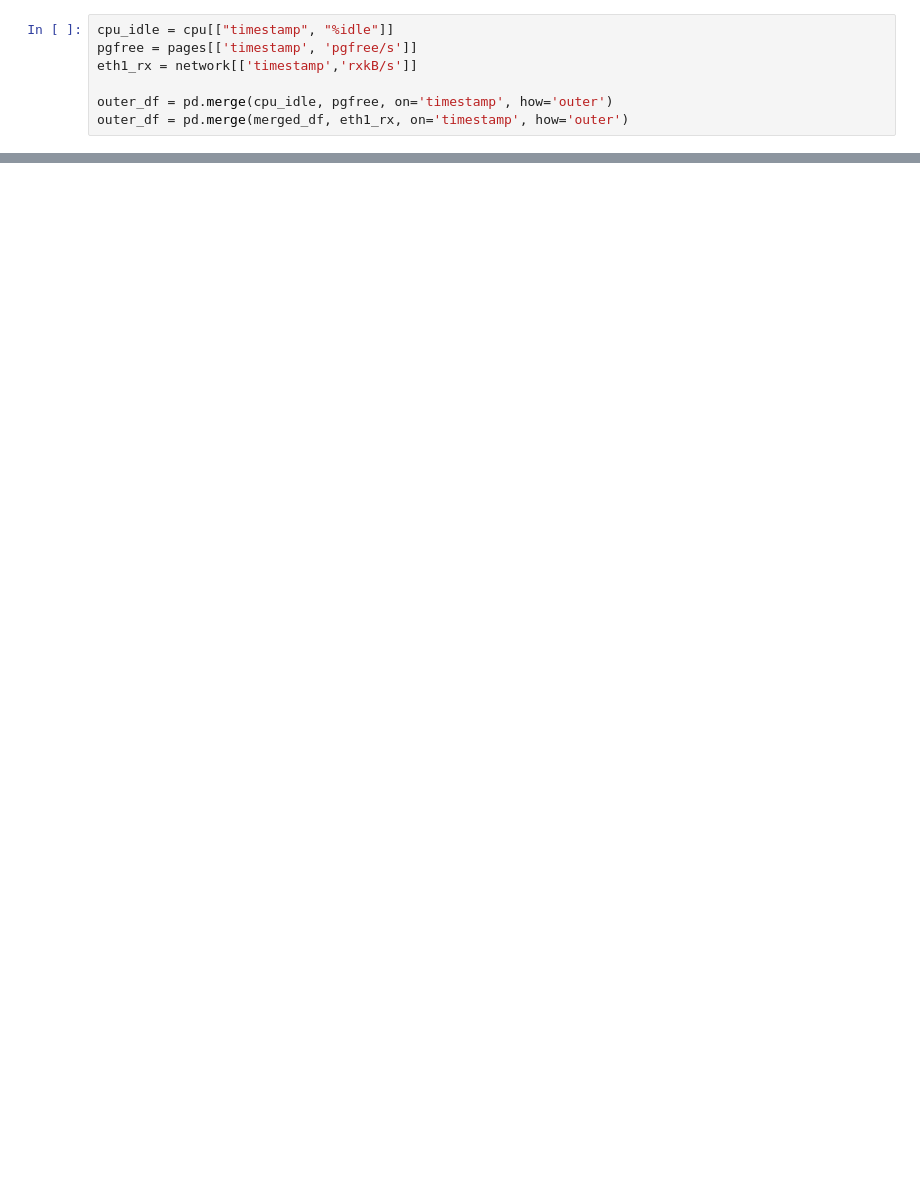
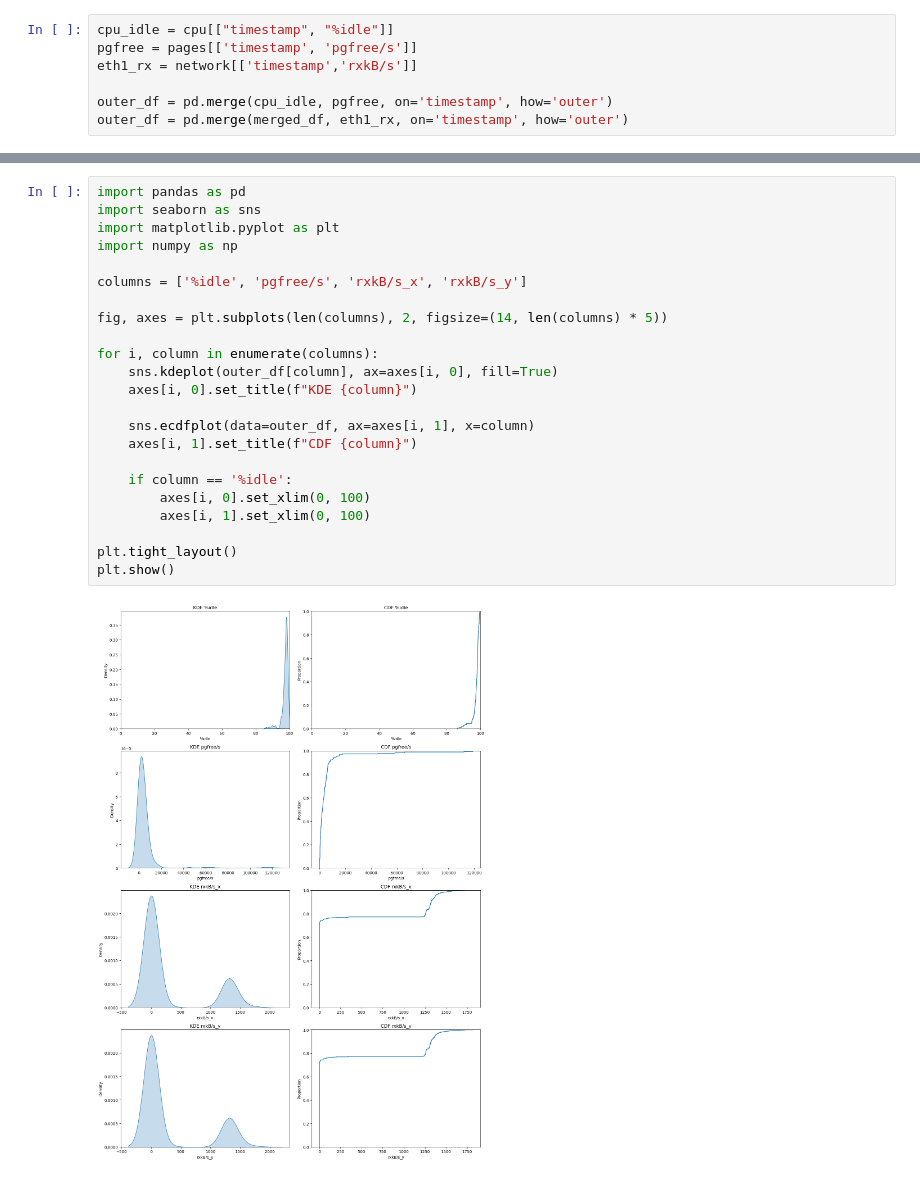
Before and after one commit to DaviVilarinho/ic-intervalo-qos, a Jupyter notebook: monitorar-reproduzir/reproduzir-archive/sar_split.ipynb, the cells around one changed output, grey strips where cells are left out. Saved outputs shown, nothing was run; the diff lists cells and outputs as text; blank space fills up the shorter version.

```diff
--- a/monitorar-reproduzir/reproduzir-archive/sar_split.ipynb
+++ b/monitorar-reproduzir/reproduzir-archive/sar_split.ipynb
@@ -54,0 +55,25 @@ outer_df
+# %%
+import pandas as pd
+import seaborn as sns
+import matplotlib.pyplot as plt
+import numpy as np
+
+columns = ['%idle', 'pgfree/s', 'rxkB/s_x', 'rxkB/s_y']
+
+fig, axes = plt.subplots(len(columns), 2, figsize=(14, len(columns) * 5))
+
+for i, column in enumerate(columns):
+    sns.kdeplot(outer_df[column], ax=axes[i, 0], fill=True)
+    axes[i, 0].set_title(f"KDE {column}")
+
+    sns.ecdfplot(data=outer_df, ax=axes[i, 1], x=column)
+    axes[i, 1].set_title(f"CDF {column}")
+
+    if column == '%idle':
+        axes[i, 0].set_xlim(0, 100)
+        axes[i, 1].set_xlim(0, 100)
+
+plt.tight_layout()
+plt.show()
+# %% [output]
+[figure, added]
```
Also changed, not shown: parts of 2 cells of this notebook.
